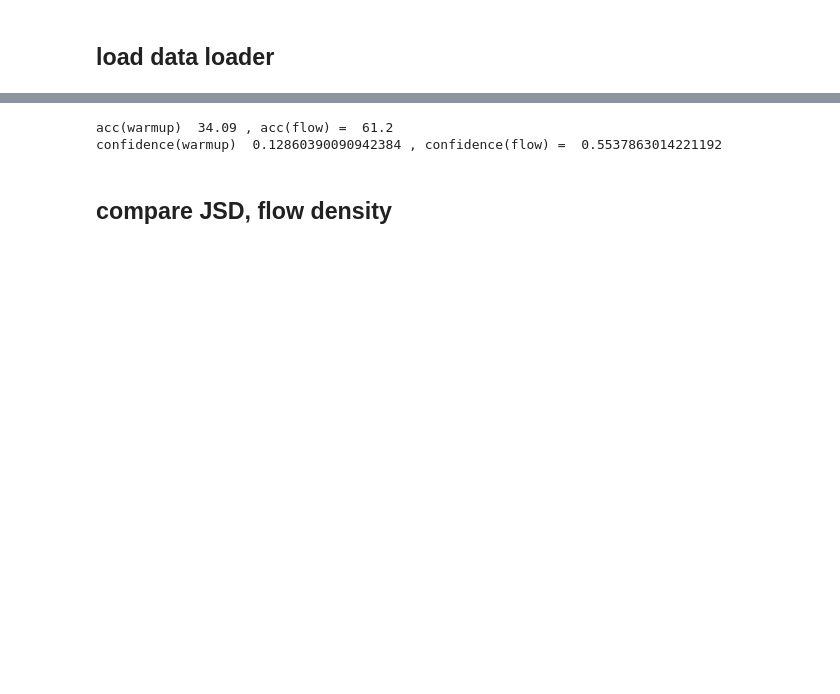
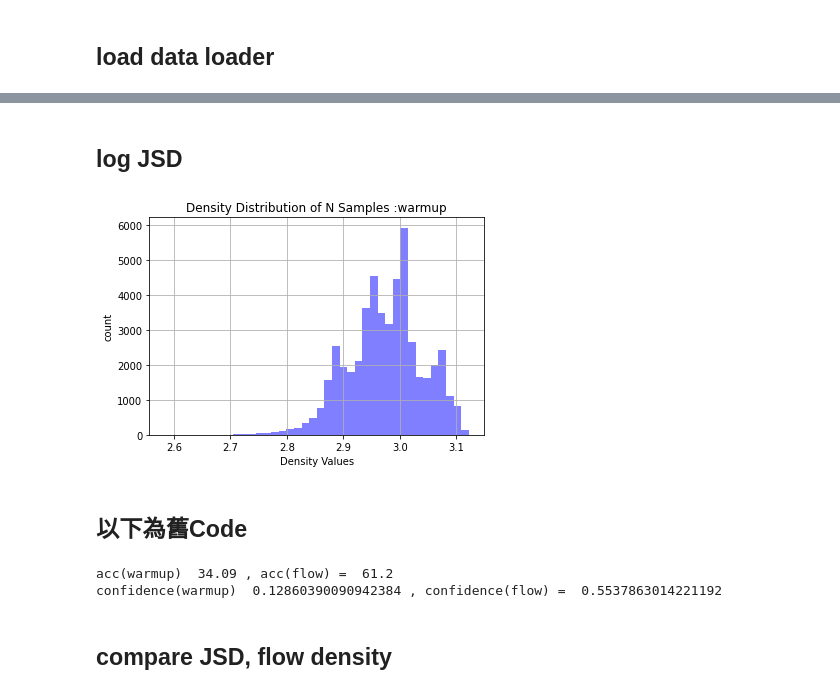
Before and after one commit to a07458666/flow_unicon, a Jupyter notebook: visualization.ipynb, the cells around one changed output, grey strips where cells are left out. Saved outputs shown, nothing was run; the diff lists cells and outputs as text; code cells hidden in the pictures; blank space fills up the shorter version.

Commit message:
[add]density vis

```diff
--- a/visualization.ipynb
+++ b/visualization.ipynb
@@ -129,0 +198,2 @@ noise_file
+# %% [markdown]
+## log JSD
@@ -129,0 +312,20 @@ noise_file
+# %%
+%matplotlib inline
+
+
+plt.clf()
+
+kwargs = dict(histtype='stepfilled', alpha=0.5, density=False, bins=40)
+plt.hist(uncertaintys, color='blue', label='clean', **kwargs)
+# plt.hist(noise_density, color='red'  , label='noisy', **kwargs)
+
+# plt.axvline(x=-origin_densitys.mean(), color='gray')
+plt.xlabel('Density Values')
+plt.ylabel('count')
+plt.title(f'Density Distribution of N Samples :{model_name}')
+plt.grid(True)
+plt.show()
+# %% [output]
+[figure, added]
+# %% [markdown]
+## 以下為舊Code
```
Also changed, not shown: parts of 25 cells of this notebook.
